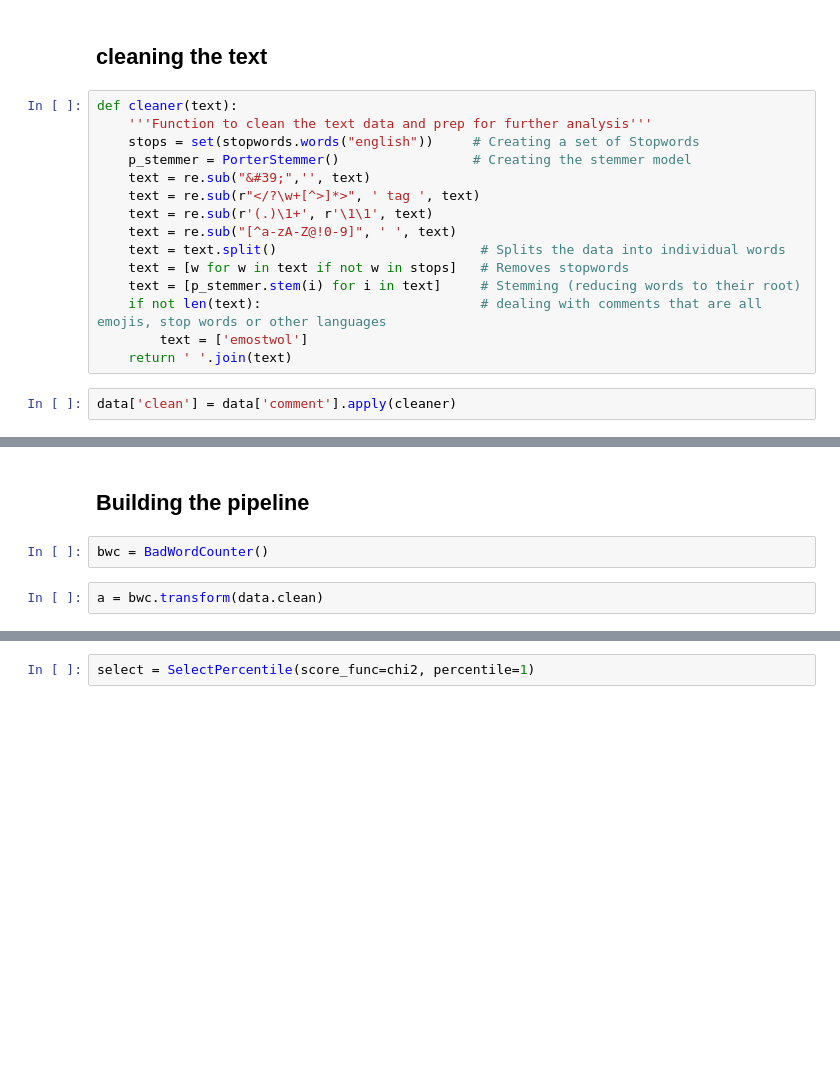
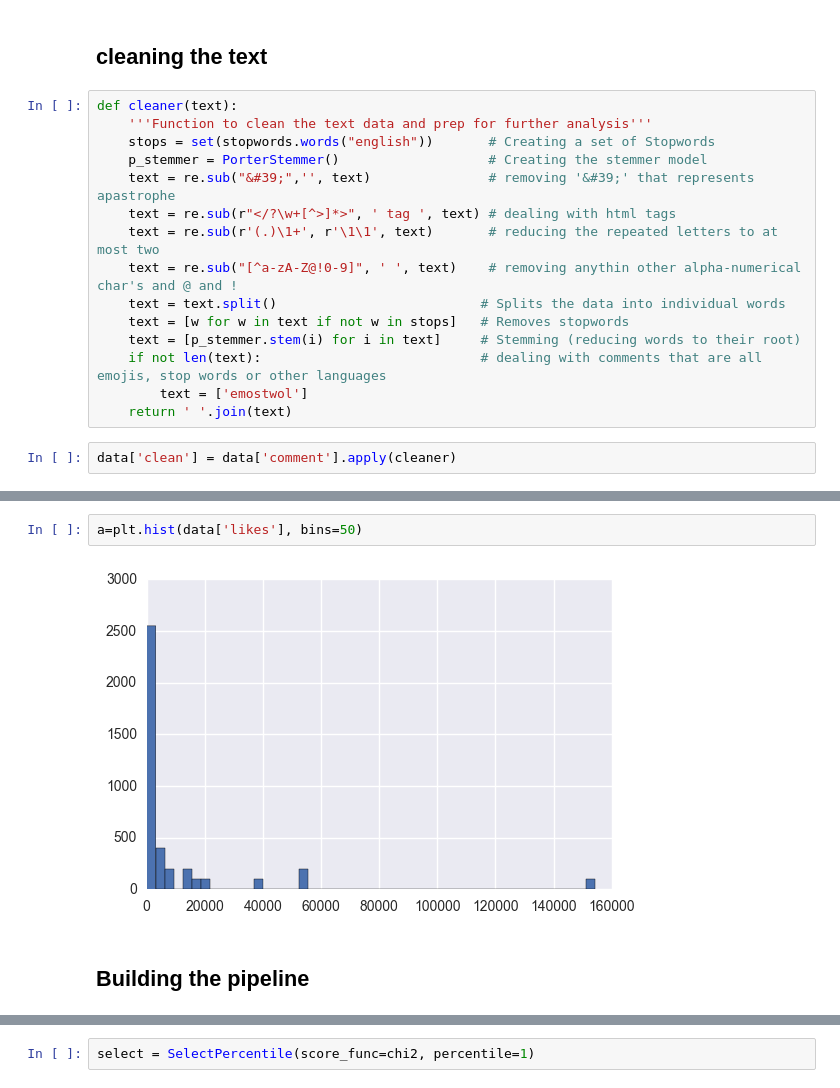
Before and after one commit to amirfz/youtube_troll_detection, a Jupyter notebook: insult_detection.ipynb, the cells around one changed output, grey strips where cells are left out. Cells and saved outputs as stored; diff of their text form; blank space fills up the shorter version.

```diff
--- a/insult_detection.ipynb
+++ b/insult_detection.ipynb
@@ -42,12 +42,12 @@ data.head()
 # %%
 def cleaner(text):
     '''Function to clean the text data and prep for further analysis'''
-    stops = set(stopwords.words("english"))     # Creating a set of Stopwords
-    p_stemmer = PorterStemmer()                 # Creating the stemmer model
-    text = re.sub("&#39;",'', text)
-    text = re.sub(r"</?\w+[^>]*>", ' tag ', text)
-    text = re.sub(r'(.)\1+', r'\1\1', text)
-    text = re.sub("[^a-zA-Z@!0-9]", ' ', text)
+    stops = set(stopwords.words("english"))       # Creating a set of Stopwords
+    p_stemmer = PorterStemmer()                   # Creating the stemmer model
+    text = re.sub("&#39;",'', text)               # removing '&#39;' that represents apastrophe
+    text = re.sub(r"</?\w+[^>]*>", ' tag ', text) # dealing with html tags
+    text = re.sub(r'(.)\1+', r'\1\1', text)       # reducing the repeated letters to at most two
+    text = re.sub("[^a-zA-Z@!0-9]", ' ', text)    # removing anythin other alpha-numerical char's and @ and !
     text = text.split()                          # Splits the data into individual words
     text = [w for w in text if not w in stops]   # Removes stopwords
     text = [p_stemmer.stem(i) for i in text]     # Stemming (reducing words to their root)
@@ -65,9 +65,9 @@ data.head()
 | 2 | no americans even knew who corden... | 0 | Nothing Compares 2 U (Live in LA ... | 469414 | 263 | 1123 | 19392 | 0 | mak_Cu9Wl6w | american even knew corden sever y... |
 | 3 | my birthday was the 22nd as well ... | 0 | Nothing Compares 2 U (Live in LA ... | 469414 | 263 | 1123 | 19392 | 0 | mak_Cu9Wl6w | birthday 22nd well support west ham |
 | 4 | OMG IM CRYING﻿ | 0 | Nothing Compares 2 U (Live in LA ... | 469414 | 263 | 1123 | 19392 | 0 | mak_Cu9Wl6w | OMG IM CRi |
+# %%
+a=plt.hist(data['likes'], bins=50)
+# %% [output]
+[figure, added]
 # %% [markdown]
 ## Building the pipeline
-# %%
-bwc = BadWordCounter()
-# %%
-a = bwc.transform(data.clean)
```
Also changed, not shown: parts of 20 cells of this notebook, 1 other file.
